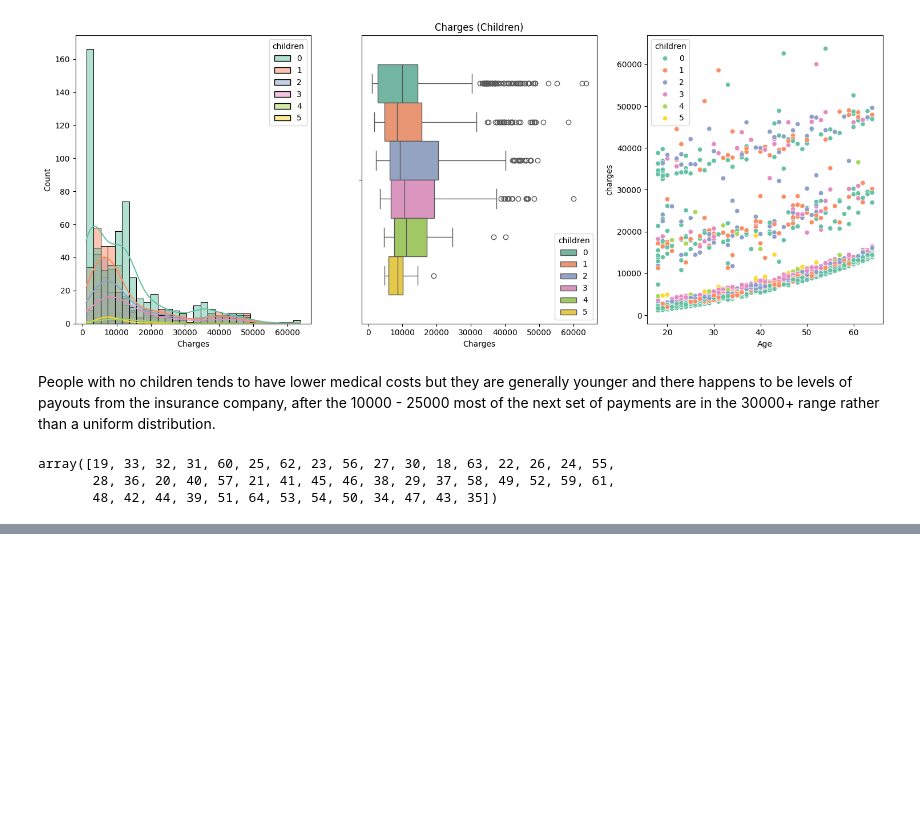
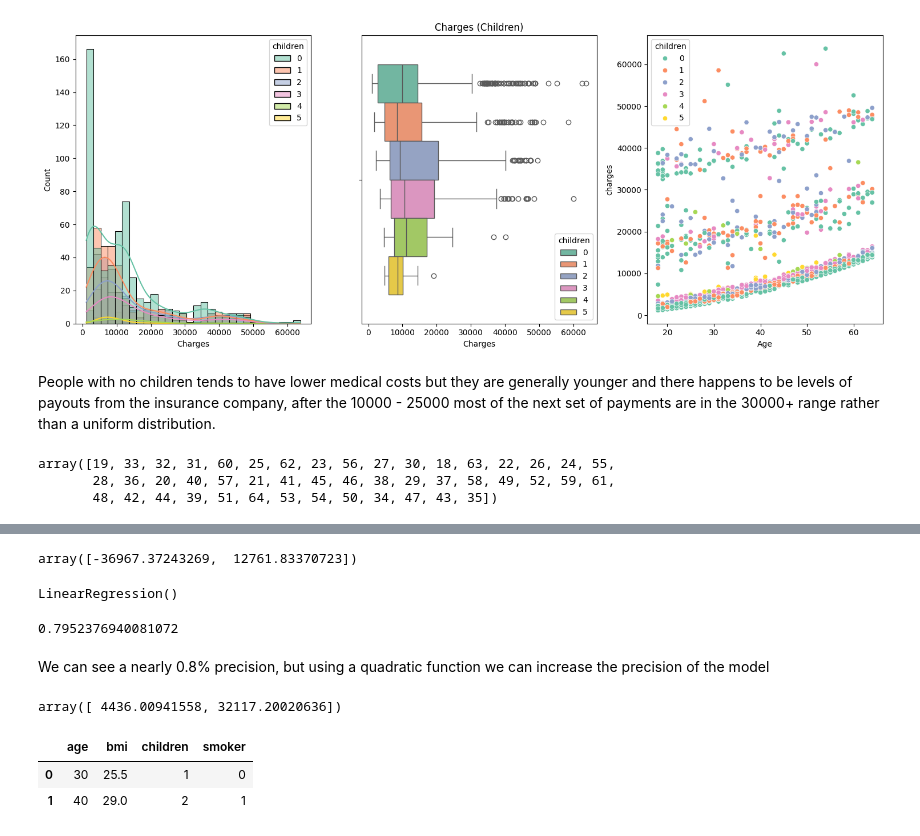
Before and after one commit to ChirasthiT/Insurance-Data-Analysis-Prediction-Python, a Jupyter notebook: medical_analysis.ipynb, the cells around one changed output, grey strips where cells are left out. Drawn from its saved outputs; the diff is of its cells as text; code cells hidden in the pictures; blank space fills up the shorter version.

```diff
--- a/medical_analysis.ipynb
+++ b/medical_analysis.ipynb
@@ -134,0 +201,21 @@ array([19, 33, 32, 31, 60, 25, 62, 23, 56, 27, 30, 18, 63, 22, 26, 24, 55,
+# %%
+new_data = {
+    'age': [30, 40],
+    'bmi': [25.5, 29.0],
+    'children': [1, 2],
+    'smoker': [0, 1],
+}
+
+new_data = pd.DataFrame(new_data)
+
+new_data_scaled = StandardScaler().fit_transform(new_data)
+
+# Adding a constant term for the intercept
+new_data_scaled = sm.add_constant(new_data_scaled)
+
+# Making predictions
+predictions = results.predict(new_data_scaled)
+# %%
+predictions
+# %% [output]
+array([-36967.37243269,  12761.83370723])
@@ -134,0 +229,7 @@ array([19, 33, 32, 31, 60, 25, 62, 23, 56, 27, 30, 18, 63, 22, 26, 24, 55,
+# %%
+# Splitting the data into training and testing data
+x_train, x_test, y_train, y_test = train_test_split(predictors_sk, target_sk, random_state = 0)
+linear_model_sk = LinearRegression()
+linear_model_sk.fit(x_train, y_train)
+# %% [output]
+LinearRegression()
@@ -134,0 +239,17 @@ array([19, 33, 32, 31, 60, 25, 62, 23, 56, 27, 30, 18, 63, 22, 26, 24, 55,
+# %%
+print(linear_model_sk.score(x_test, y_test))
+# %% [output]
+0.7952376940081072
+# %% [markdown]
+We can see a nearly 0.8% precision, but using a quadratic function we can increase the precision of the model
+# %%
+predictions_sk = linear_model_sk.predict(new_data)
+predictions_sk
+# %% [output]
+array([ 4436.00941558, 32117.20020636])
+# %%
+new_data
+# %% [output]
+|  | age | bmi | children | smoker |
+| 0 | 30 | 25.5 | 1 | 0 |
+| 1 | 40 | 29.0 | 2 | 1 |
```
Also changed, not shown: parts of 15 cells of this notebook.
